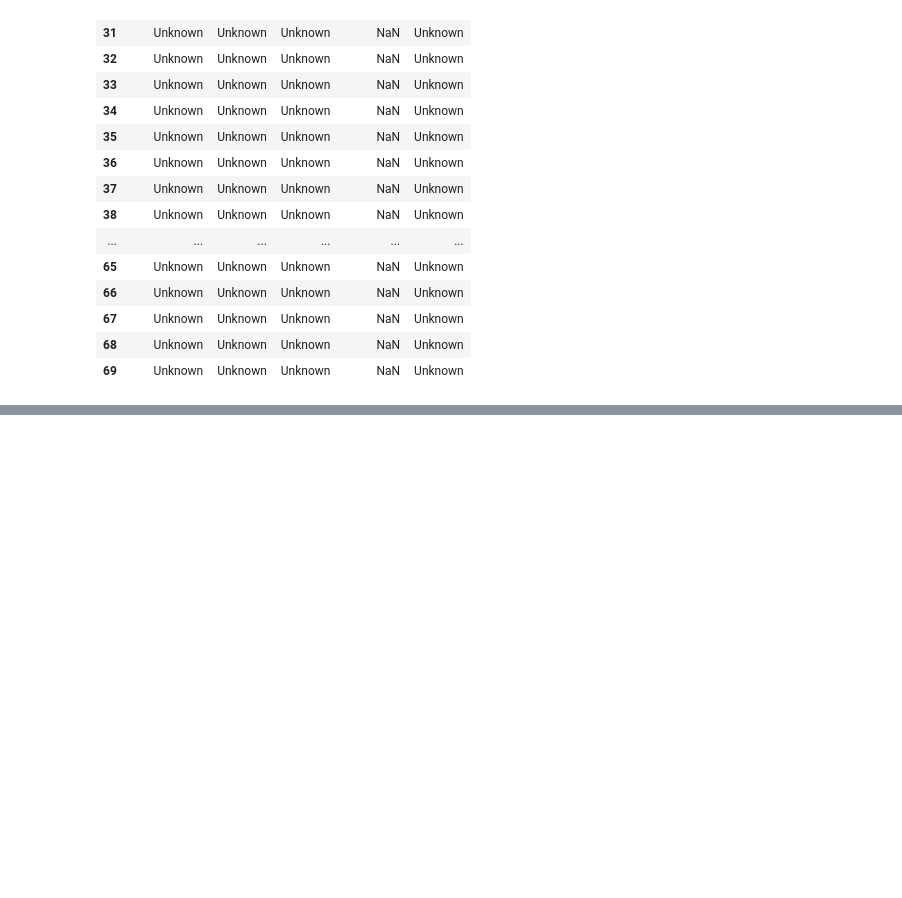
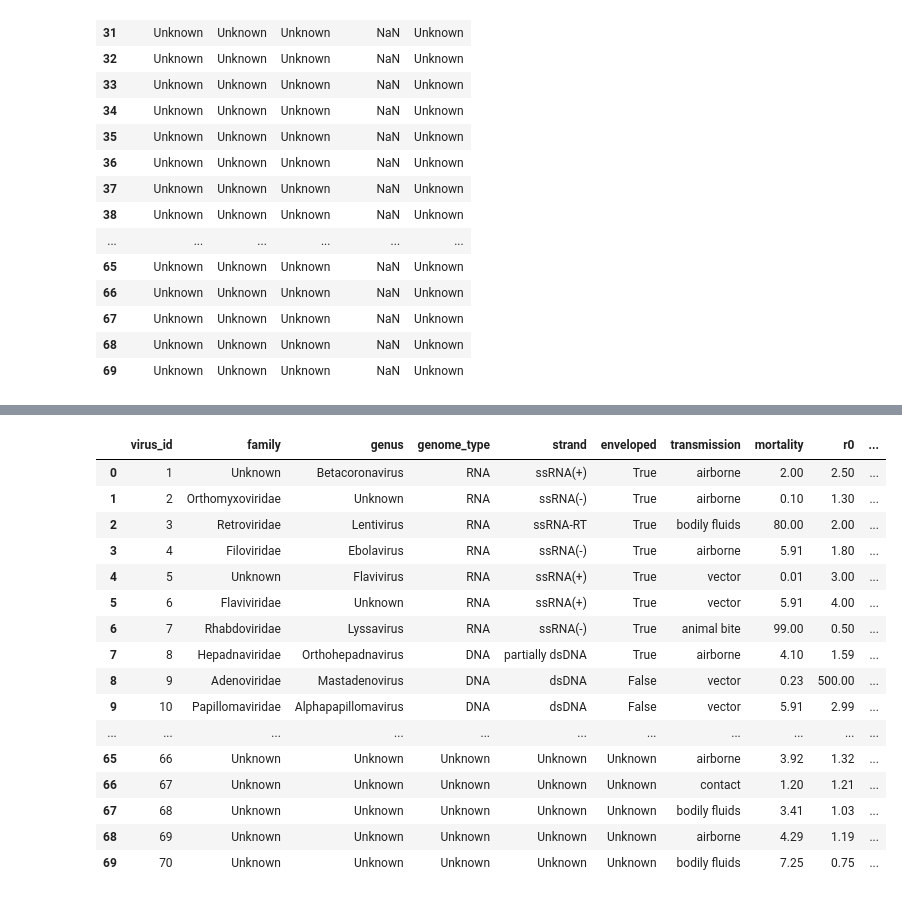
Before and after one commit to kenedysilva27/virus-risk, a Jupyter notebook: notebooks/EDA_PREPROCESSING.ipynb, the cells around one changed output, grey strips where cells are left out. Cells and saved outputs as stored; diff of their text form; code cells hidden in the pictures; blank space fills up the shorter version.

```diff
--- a/notebooks/EDA_PREPROCESSING.ipynb
+++ b/notebooks/EDA_PREPROCESSING.ipynb
@@ -3,8 +3,6 @@ import pandas as pd
 import matplotlib.pyplot as plt
 import seaborn as sns
 import numpy as np
-
-pd.set_option('display.max_rows', None)
 # %% [markdown]
 Carregando as bases de dados
 # %%
@@ -328 +327,65 @@ O dataset_full tem 70 linhas e 12 colunas. Rodei describe, isnull, dtypes e nuni
 - Nomes: name tem 70 valores únicos em 70 linhas, assim como o ID não há como enriquecer o modelo com essa feature portanto será removida
+# %%
+dataset_full_2 = dataset_full.copy()
+
+# Removendo coluna 'name'
+dataset_full_2 = dataset_full_2.drop(columns=['name'])
+print(f"Colunas atuais: {list(dataset_full_2.columns)}")
+
+print('-----')
+
+# Corrigindo 'genome_type'
+dataset_full_2['genome_type'] = dataset_full_2['genome_type'].replace({'rna':'RNA'})
+dataset_full_2['genome_type'] = dataset_full_2['genome_type'].replace({'Rna':'RNA'})
+dataset_full_2['genome_type'] = dataset_full_2['genome_type'].replace({'RNA ':'RNA'})
+print(f"Valores únicos em genome_type: {dataset_full_2['genome_type'].unique()}")
+
+print('-----')
+
+# Corrigindo 'transmission'
+dataset_full_2['transmission'] = dataset_full_2['transmission'].replace({'vectorr':'vector'})
+dataset_full_2['transmission'] = dataset_full_2['transmission'].replace({'Airborne':'airborne'})
+dataset_full_2['transmission'] = dataset_full_2['transmission'].replace({'air borne':'airborne'})
+print(f"Valores únicos em transmission: {dataset_full_2['transmission'].unique()}")
+
+print('-----')
+
+# Corrigindo family
+dataset_full_2['family'] = dataset_full_2['family'].fillna('Unknown')
+print(f"Valores únicos em family: {dataset_full_2['family'].unique()}")
+
+print('-----')
+
+# Corrigindo genus
+dataset_full_2['genus'] = dataset_full_2['genus'].fillna('Unknown')
+print(f"Valores únicos em genus: {dataset_full_2['genus'].unique()}")
+
+print('-----')
+
+# Corrigindo enveloped
+dataset_full_2['enveloped'] = dataset_full_2['enveloped'].fillna('Unknown')
+dataset_full_2['enveloped'] = dataset_full_2['enveloped'].astype(str)
+print(f"Valores únicos em enveloped: {dataset_full_2['enveloped'].unique()}")
+
+print('-----')
+
+#tratar mortality
+mediana_mortality = dataset_full_2['mortality'].mask((dataset_full_2['mortality'] < 0) | (dataset_full_2['mortality'] > 100)).median()
+erros_mortalidade = dataset_full_2[(dataset_full_2['mortality'] < 0) | (dataset_full_2['mortality'] > 100) | (dataset_full_2['mortality'].isna())].index
+print(f"Registros com probabilidades irreais ou ausentes: {dataset_full_2.loc[erros_mortalidade, 'mortality']}")
+dataset_full_2['mortality'] = dataset_full_2['mortality'].mask((dataset_full_2['mortality'] < 0) | (dataset_full_2['mortality'] > 100))
+print(f"Transformação para (NaN): {dataset_full_2.loc[erros_mortalidade, 'mortality']}")
+dataset_full_2['mortality'] = dataset_full_2['mortality'].fillna(mediana_mortality)
+print(f"Registros com mediana aplicada: {dataset_full_2.loc[erros_mortalidade, 'mortality']}")
+
+print('-----')
+
+#tratar host
+dataset_full_2['host'] = dataset_full_2['host'].fillna('Unknown')
+print("Valores únicos em host:", dataset_full_2['host'].unique().tolist())
+
+print('-----')
+
+dataset_full_2['target'] = (dataset_full_2['risk_category'] == 'high').astype(int)
+dataset_full_249
+# %% [output]
@@ -328,0 +409,17 @@ O dataset_full tem 70 linhas e 12 colunas. Rodei describe, isnull, dtypes e nuni
+|  | virus_id | family | genus | genome_type | strand | enveloped | transmission | mortality | r0 | ... |
+| 0 | 1 | Unknown | Betacoronavirus | RNA | ssRNA(+) | True | airborne | 2.00 | 2.50 | ... |
+| 1 | 2 | Orthomyxoviridae | Unknown | RNA | ssRNA(-) | True | airborne | 0.10 | 1.30 | ... |
+| 2 | 3 | Retroviridae | Lentivirus | RNA | ssRNA-RT | True | bodily fluids | 80.00 | 2.00 | ... |
+| 3 | 4 | Filoviridae | Ebolavirus | RNA | ssRNA(-) | True | airborne | 5.91 | 1.80 | ... |
+| 4 | 5 | Unknown | Flavivirus | RNA | ssRNA(+) | True | vector | 0.01 | 3.00 | ... |
+| 5 | 6 | Flaviviridae | Unknown | RNA | ssRNA(+) | True | vector | 5.91 | 4.00 | ... |
+| 6 | 7 | Rhabdoviridae | Lyssavirus | RNA | ssRNA(-) | True | animal bite | 99.00 | 0.50 | ... |
+| 7 | 8 | Hepadnaviridae | Orthohepadnavirus | DNA | partially dsDNA | True | airborne | 4.10 | 1.59 | ... |
+| 8 | 9 | Adenoviridae | Mastadenovirus | DNA | dsDNA | False | vector | 0.23 | 500.00 | ... |
+| 9 | 10 | Papillomaviridae | Alphapapillomavirus | DNA | dsDNA | False | vector | 5.91 | 2.99 | ... |
+| ... | ... | ... | ... | ... | ... | ... | ... | ... | ... | ... |
+| 65 | 66 | Unknown | Unknown | Unknown | Unknown | Unknown | airborne | 3.92 | 1.32 | ... |
+| 66 | 67 | Unknown | Unknown | Unknown | Unknown | Unknown | contact | 1.20 | 1.21 | ... |
+| 67 | 68 | Unknown | Unknown | Unknown | Unknown | Unknown | bodily fluids | 3.41 | 1.03 | ... |
+| 68 | 69 | Unknown | Unknown | Unknown | Unknown | Unknown | airborne | 4.29 | 1.19 | ... |
+| 69 | 70 | Unknown | Unknown | Unknown | Unknown | Unknown | bodily fluids | 7.25 | 0.75 | ... |
```
Also changed, not shown: parts of 4 cells of this notebook.
